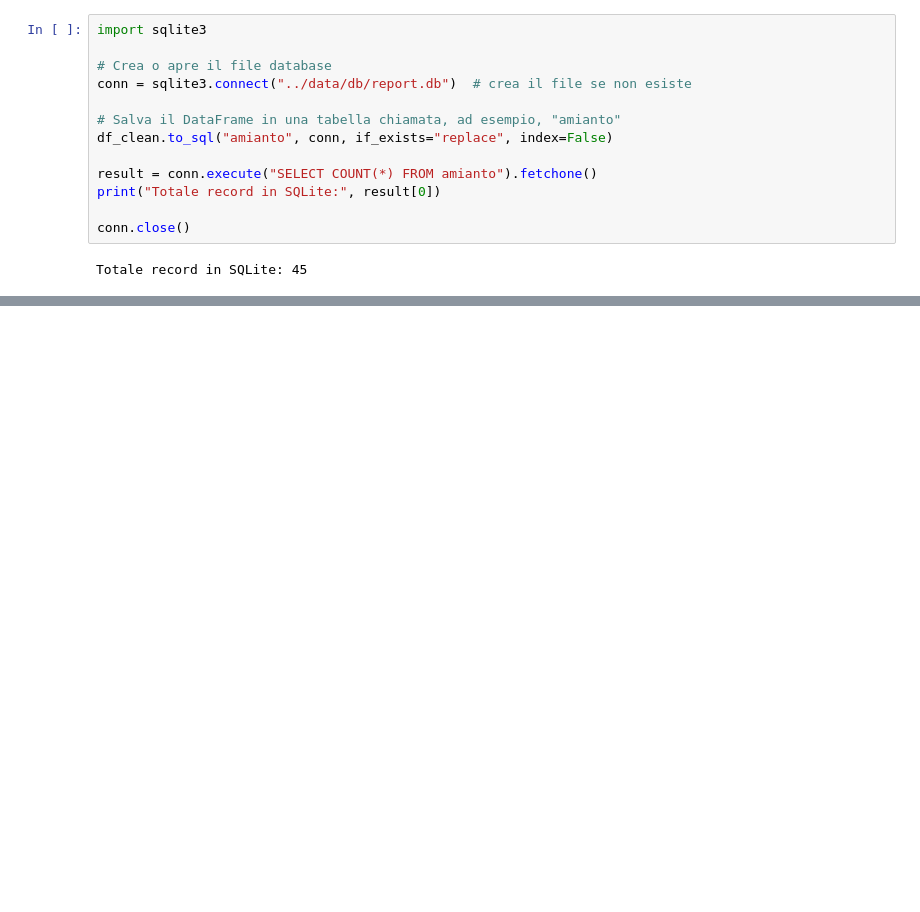
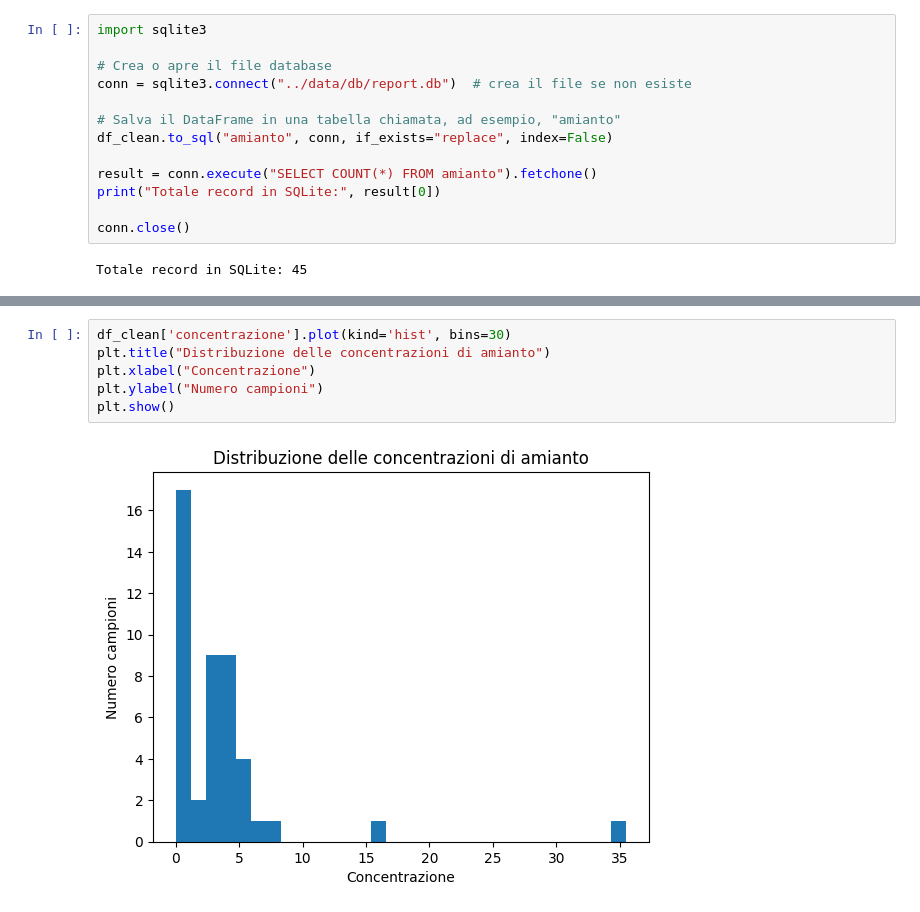
Before and after one commit to WilDev-fp/Python, a Jupyter notebook: src/uploadFile.ipynb, the cells around one changed output, grey strips where cells are left out. Drawn from its saved outputs; the diff is of its cells as text; blank space fills up the shorter version.

```diff
--- a/src/uploadFile.ipynb
+++ b/src/uploadFile.ipynb
@@ -53,0 +100,8 @@ Totale record in SQLite: 45
+# %%
+df_clean['concentrazione'].plot(kind='hist', bins=30)
+plt.title("Distribuzione delle concentrazioni di amianto")
+plt.xlabel("Concentrazione")
+plt.ylabel("Numero campioni")
+plt.show()
+# %% [output]
+[figure, added]
```
Also changed, not shown: parts of 3 cells of this notebook, 1 other file.
